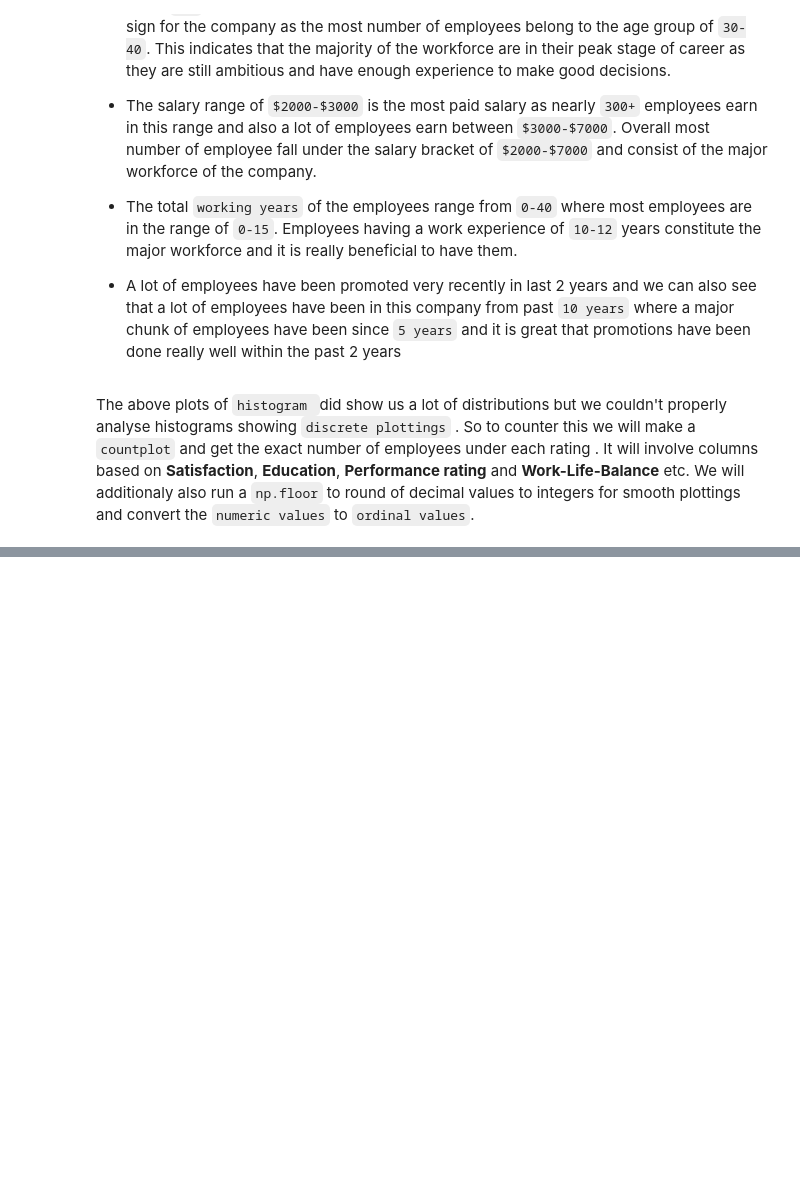
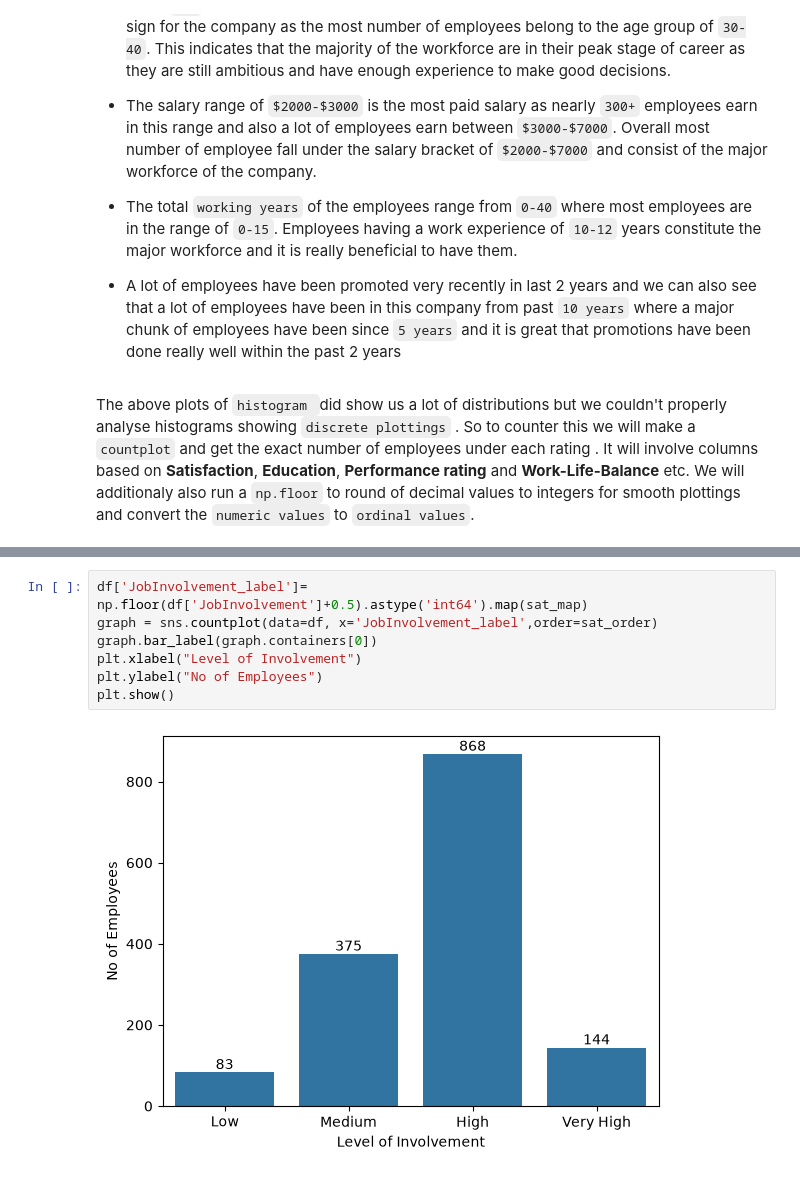
Before and after one commit to praveenkumar231205/ibm-hr-analytics-python, a Jupyter notebook: 01_eda_and_insights.ipynb, the cells around one changed output, grey strips where cells are left out. Cells and saved outputs as stored; diff of their text form; blank space fills up the shorter version.

```diff
--- a/01_eda_and_insights.ipynb
+++ b/01_eda_and_insights.ipynb
@@ -189,0 +189,9 @@ for i in sat_col :
+# %%
+df['JobInvolvement_label']= np.floor(df['JobInvolvement']+0.5).astype('int64').map(sat_map)
+graph = sns.countplot(data=df, x='JobInvolvement_label',order=sat_order)
+graph.bar_label(graph.containers[0])
+plt.xlabel("Level of Involvement")
+plt.ylabel("No of Employees")
+plt.show()
+# %% [output]
+[figure, added]
```
Also changed, not shown: parts of 3 cells of this notebook.
